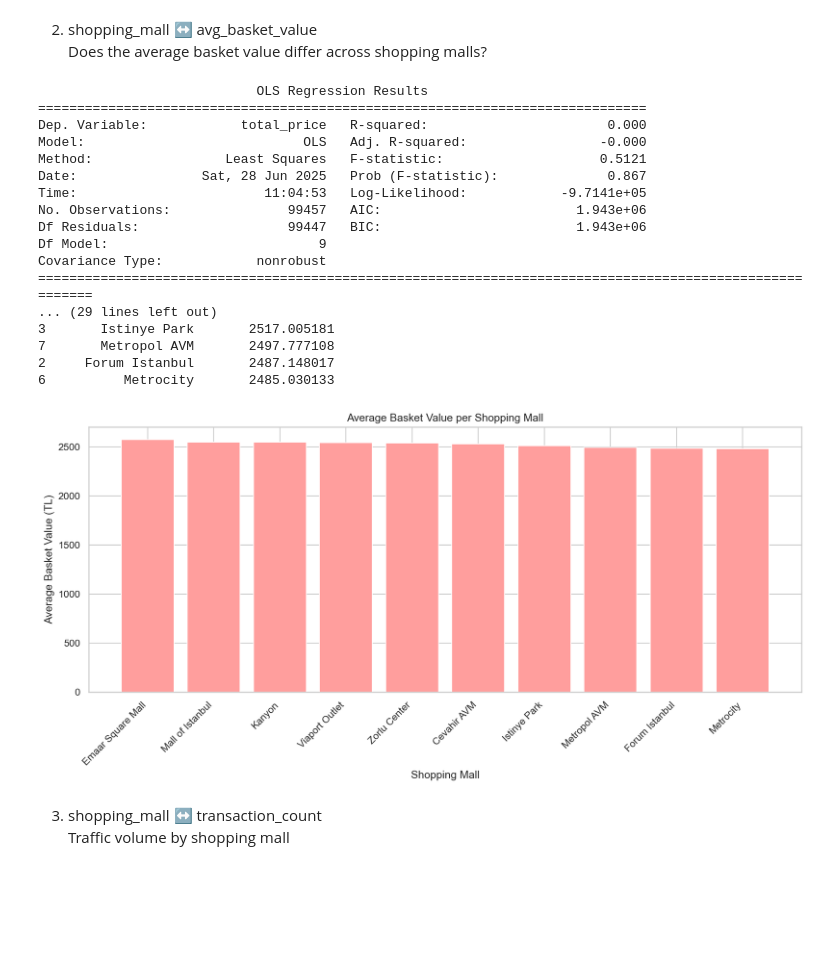
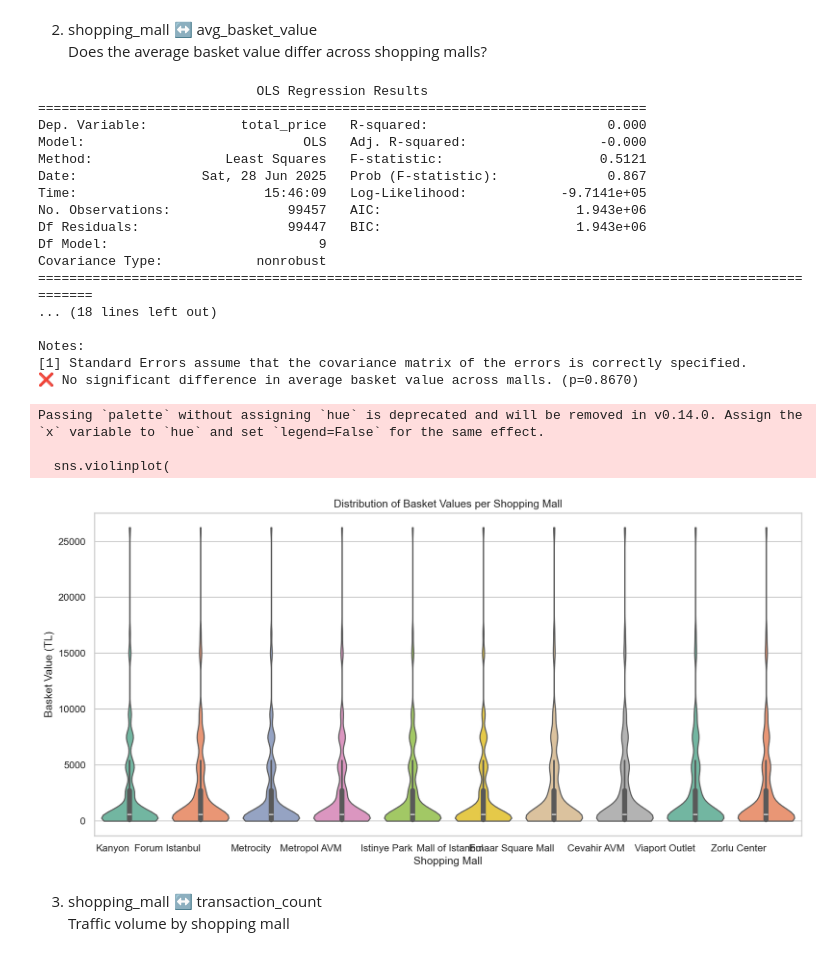
Before and after one commit to ebrarsudedogan/Mining-Retail-Behavior-in-Istanbul-Malls-Using-Consumer-Sentiment-Indices, a Jupyter notebook: data_analysis_daily/dataset_mall_analysis.ipynb, the cells around one changed output. Drawn from its saved outputs; the diff is of its cells as text; code cells hidden in the pictures; blank space fills up the shorter version.

```diff
--- a/data_analysis_daily/dataset_mall_analysis.ipynb
+++ b/data_analysis_daily/dataset_mall_analysis.ipynb
@@ -92,60 +101,55 @@ Does the average basket value differ across shopping malls?
 # 1. OLS regression to test statistical significance
 model = smf.ols('total_price ~ C(shopping_mall)', data=df).fit()
 
 # Print regression summary
 print(model.summary())
 
 # Interpret significance (global F-test)
 anova_pvalue = model.f_pvalue
 
 if anova_pvalue < 0.05:
     print(f"✅ Significant difference: Shopping mall is associated with average basket value. (p={anova_pvalue:.4f})")
 else:
     print(f"❌ No significant difference in average basket value across malls. (p={anova_pvalue:.4f})")
 
-# 2. Calculate mean basket value per mall
-mall_avg_basket = (
-    df.groupby("shopping_mall")["total_price"]
-      .mean()
-      .reset_index(name="avg_basket_value")
-      .sort_values("avg_basket_value", ascending=False)
+# 2. Violin plot of basket values per shopping mall
+plt.figure(figsize=(12,6), dpi=150)
+sns.violinplot(
+    data=df,
+    x="shopping_mall",
+    y="total_price",
+    inner="box",   # Show median and quartiles inside the violin
+    cut=0,
+    palette="Set2"
 )
-
-# Display the table
-print(mall_avg_basket)
-
-# 3. Plot bar chart
-plt.figure(figsize=(12,6), dpi=150)
-plt.bar(
-    mall_avg_basket["shopping_mall"],
-    mall_avg_basket["avg_basket_value"],
-    color=color1
-)
-plt.ylabel("Average Basket Value (TL)")
 plt.xlabel("Shopping Mall")
-plt.title("Average Basket Value per Shopping Mall")
-plt.xticks(rotation=45, ha="right")
+plt.ylabel("Basket Value (TL)")
+plt.title("Distribution of Basket Values per Shopping Mall")
+plt.xticks(ha="right")
 plt.tight_layout()
 plt.show()
 # %% [output]
                             OLS Regression Results
 ==============================================================================
 Dep. Variable:            total_price   R-squared:                       0.000
 Model:                            OLS   Adj. R-squared:                 -0.000
 Method:                 Least Squares   F-statistic:                    0.5121
 Date:                Sat, 28 Jun 2025   Prob (F-statistic):              0.867
-Time:                        11:04:53   Log-Likelihood:            -9.7141e+05
+Time:                        15:46:09   Log-Likelihood:            -9.7141e+05
 No. Observations:               99457   AIC:                         1.943e+06
 Df Residuals:                   99447   BIC:                         1.943e+06
 Df Model:                           9
 Covariance Type:            nonrobust
 =========================================================================================================
-... (29 lines left out)
-3       Istinye Park       2517.005181
-7       Metropol AVM       2497.777108
-2     Forum Istanbul       2487.148017
-6          Metrocity       2485.030133
+... (18 lines left out)
+
+Notes:
+[1] Standard Errors assume that the covariance matrix of the errors is correctly specified.
+❌ No significant difference in average basket value across malls. (p=0.8670)
+Passing `palette` without assigning `hue` is deprecated and will be removed in v0.14.0. Assign the `x` variable to `hue` and set `legend=False` for the same effect.
+
+  sns.violinplot(
-[figure, old version]
+[figure, new version]
 # %% [markdown]
 3. shopping_mall ↔ transaction_count <br>
 Traffic volume by shopping mall
```
Also changed, not shown: parts of 5 cells of this notebook, 1 other file.
